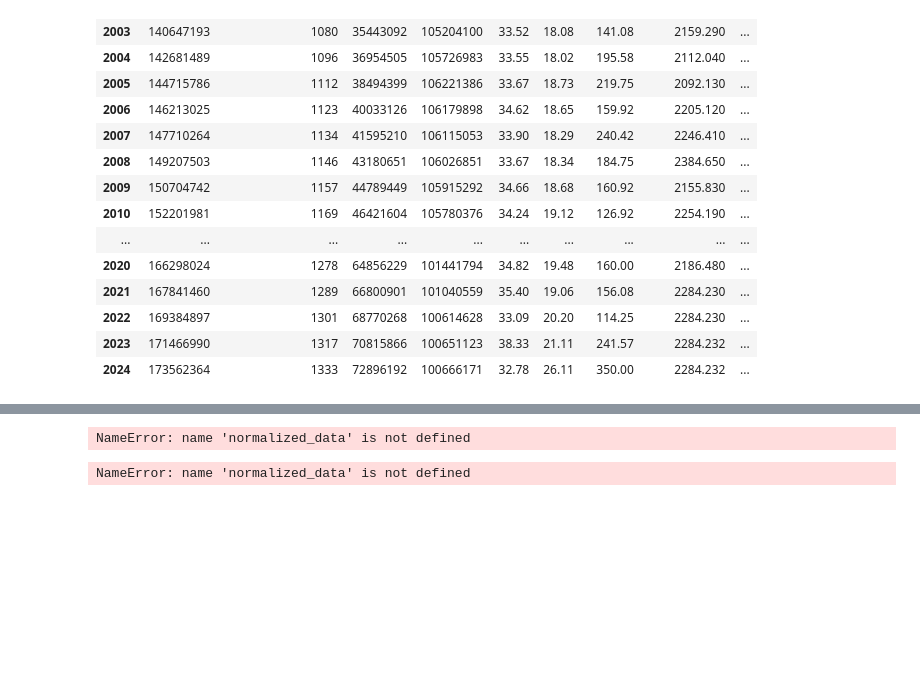
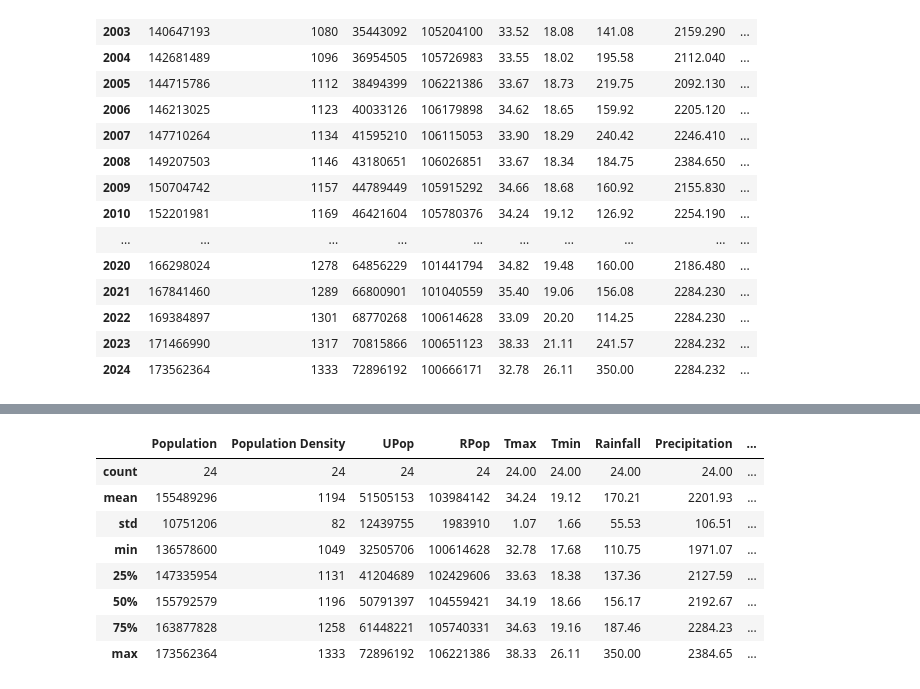
Before and after one commit to awnonbhowmik/DENV-Data-Analysis, a Jupyter notebook: main.ipynb, the cells around one changed output, grey strips where cells are left out. Saved outputs shown, nothing was run; the diff lists cells and outputs as text; code cells hidden in the pictures; blank space fills up the shorter version.

```diff
--- a/main.ipynb
+++ b/main.ipynb
@@ -316,47 +30,21 @@ KeyError: "['Max T', 'Min T', 'Dry-Bulb T', 'Humidity', 'UrbanPop', 'RuralPop',
-# %%
-import matplotlib.pyplot as plt
-import seaborn as sns
-
-# Step 1: Define the mapping for axis label updates
-axis_label_map = {
-    "Max T": "Max T (°C)",
-    "Min T": "Min T (°C)",
-    "Dry-Bulb T": "Dry-Bulb T (°C)",
-    "Rainfall": "Rainfall (mm)",
-    "Humidity": "Humidity (%)",
-    "Precipitation": "Precipitation (mm)",
-    "RuralPop": "Rural Population",
-    "UrbanPop": "Urban Population",
-    "PopDensity": "Population Density"
-}
-
-# Step 2: Update correlation matrix labels
-correlation_matrix = normalized_data.corr()
-correlation_matrix.rename(index=axis_label_map, columns=axis_label_map, inplace=True)
-
-# Step 3: Plot the updated correlation matrix using a heatmap
-plt.figure(figsize=(10, 6))
-sns.heatmap(correlation_matrix, annot=True, cmap="coolwarm", cbar=True, fmt=".2f", linewidths=0.5, vmin=-1, vmax=1)
-plt.title("Correlation Matrix of Explanatory Variables and Infections", fontsize=14, fontweight="bold")
-
-# # Save the plot as PNG for PDF
-# plt.savefig('imagesFinal/correlation_matrix.png', dpi=220, format='png', bbox_inches='tight')
-
-# # Save the plot as EPS for LaTeX
-# plt.savefig('imagesFinal/correlation_matrix.eps', dpi=220, format="eps", bbox_inches="tight")
-
-# Display the plot
-plt.show()
-# %% [output]
-NameError: name 'normalized_data' is not defined
-# %%
-sns.pairplot(normalized_data,
-    kind='scatter',
-    diag_kind='kde',
-    palette='coolwarm',
-    height=2,
-    aspect=1.2
-)
-plt.show()
-# %% [output]
-NameError: name 'normalized_data' is not defined
+# %%
+# Drop the 'Year' column and describe the data
+description = data.drop(columns=['Year']).describe()
+
+# Round the non-population columns to 2 decimal places
+description.loc[:, description.columns.difference(['Population', 'Population Density', 'UPop', 'RPop', 'Infected', 'Death'])] = description.loc[:, description.columns.difference(['Population', 'Population Density', 'UPop', 'RPop', 'Infected', 'Death'])].round(2)
+
+# Ensure population columns are integers
+description[['Population', 'Population Density', 'UPop', 'RPop', 'Infected', 'Death']] = description[['Population', 'Population Density', 'UPop', 'RPop', 'Infected', 'Death']].astype(int)
+
+description
+# %% [output]
+|  | Population | Population Density | UPop | RPop | Tmax | Tmin | Rainfall | Precipitation | ... |
+| count | 24 | 24 | 24 | 24 | 24.00 | 24.00 | 24.00 | 24.00 | ... |
+| mean | 155489296 | 1194 | 51505153 | 103984142 | 34.24 | 19.12 | 170.21 | 2201.93 | ... |
+| std | 10751206 | 82 | 12439755 | 1983910 | 1.07 | 1.66 | 55.53 | 106.51 | ... |
+| min | 136578600 | 1049 | 32505706 | 100614628 | 32.78 | 17.68 | 110.75 | 1971.07 | ... |
+| 25% | 147335954 | 1131 | 41204689 | 102429606 | 33.63 | 18.38 | 137.36 | 2127.59 | ... |
+| 50% | 155792579 | 1196 | 50791397 | 104559421 | 34.19 | 18.66 | 156.17 | 2192.67 | ... |
+| 75% | 163877828 | 1258 | 61448221 | 105740331 | 34.63 | 19.16 | 187.46 | 2284.23 | ... |
+| max | 173562364 | 1333 | 72896192 | 106221386 | 38.33 | 26.11 | 350.00 | 2384.65 | ... |
```
Also changed, not shown: parts of 12 cells of this notebook, 2 other files.
